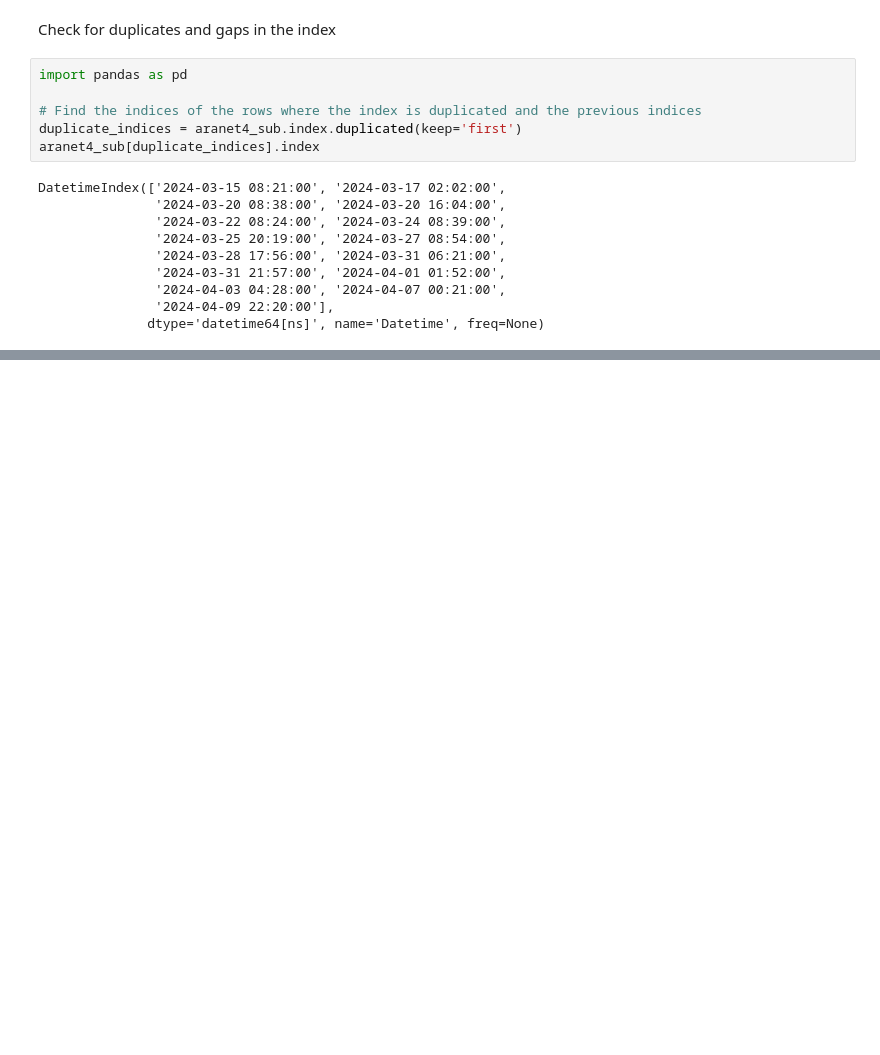
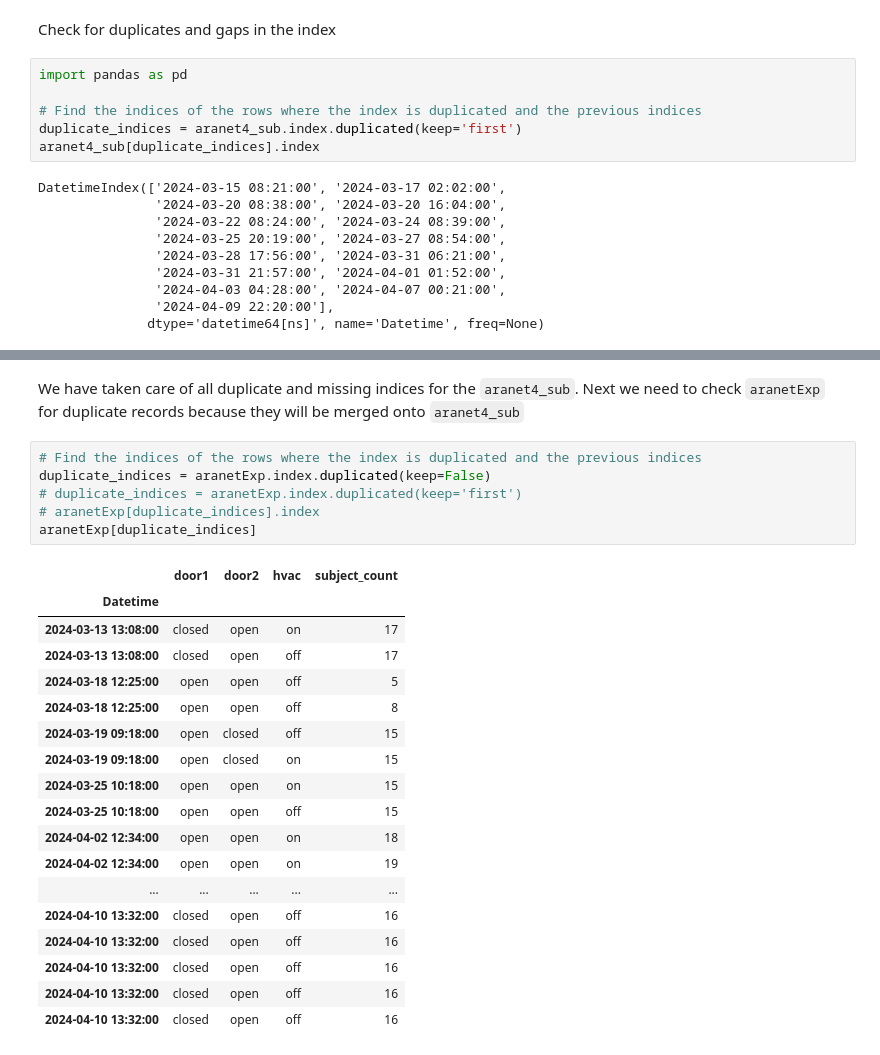
Before and after one commit to coreyddsc/aranet4-project, a Jupyter notebook: coreyd.dsc_temporary/aranet_data_cleaning.ipynb, the cells around one changed output, grey strips where cells are left out. Saved outputs shown, nothing was run; the diff lists cells and outputs as text; blank space fills up the shorter version.

```diff
--- a/coreyd.dsc_temporary/aranet_data_cleaning.ipynb
+++ b/coreyd.dsc_temporary/aranet_data_cleaning.ipynb
@@ -159,0 +247,27 @@ memory usage: 600.0 bytes
+# %% [markdown]
+We have taken care of all duplicate and missing indices for the `aranet4_sub`. Next we need to check `aranetExp` for duplicate records because they will be merged onto `aranet4_sub`
+# %%
+# Find the indices of the rows where the index is duplicated and the previous indices
+duplicate_indices = aranetExp.index.duplicated(keep=False)
+# duplicate_indices = aranetExp.index.duplicated(keep='first')
+# aranetExp[duplicate_indices].index
+aranetExp[duplicate_indices]
+# %% [output]
+|  | door1 | door2 | hvac | subject_count |
+| Datetime |  |  |  |  |
+| 2024-03-13 13:08:00 | closed | open | on | 17 |
+| 2024-03-13 13:08:00 | closed | open | off | 17 |
+| 2024-03-18 12:25:00 | open | open | off | 5 |
+| 2024-03-18 12:25:00 | open | open | off | 8 |
+| 2024-03-19 09:18:00 | open | closed | off | 15 |
+| 2024-03-19 09:18:00 | open | closed | on | 15 |
+| 2024-03-25 10:18:00 | open | open | on | 15 |
+| 2024-03-25 10:18:00 | open | open | off | 15 |
+| 2024-04-02 12:34:00 | open | open | on | 18 |
+| 2024-04-02 12:34:00 | open | open | on | 19 |
+| ... | ... | ... | ... | ... |
+| 2024-04-10 13:32:00 | closed | open | off | 16 |
+| 2024-04-10 13:32:00 | closed | open | off | 16 |
+| 2024-04-10 13:32:00 | closed | open | off | 16 |
+| 2024-04-10 13:32:00 | closed | open | off | 16 |
+| 2024-04-10 13:32:00 | closed | open | off | 16 |
```
Also changed, not shown: parts of 34 cells of this notebook, 3 other files.
